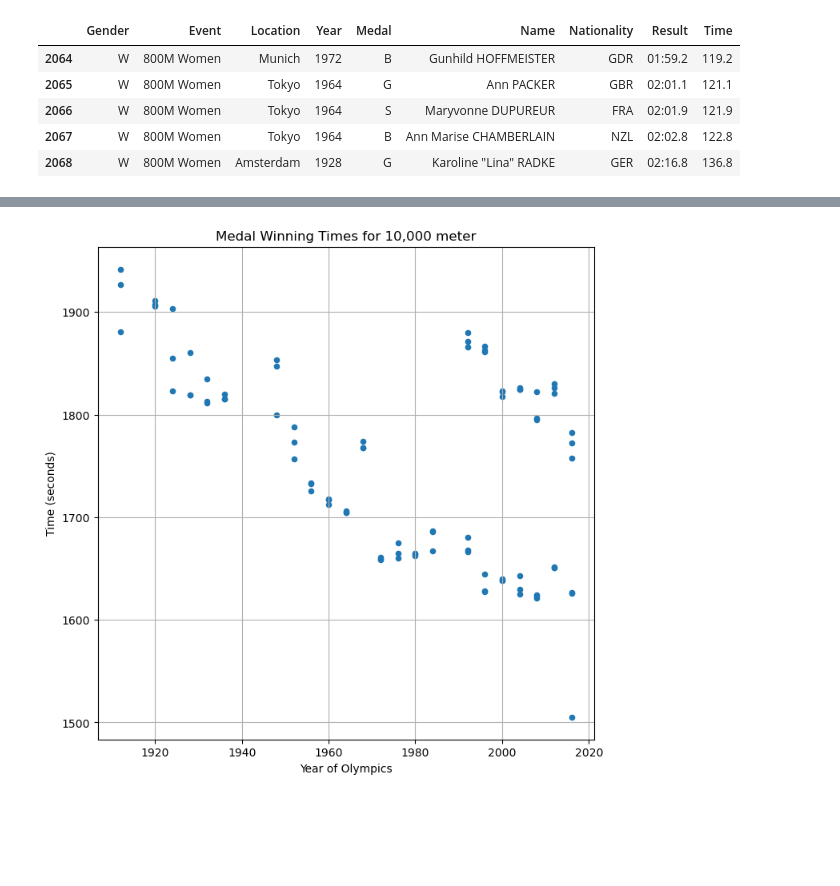
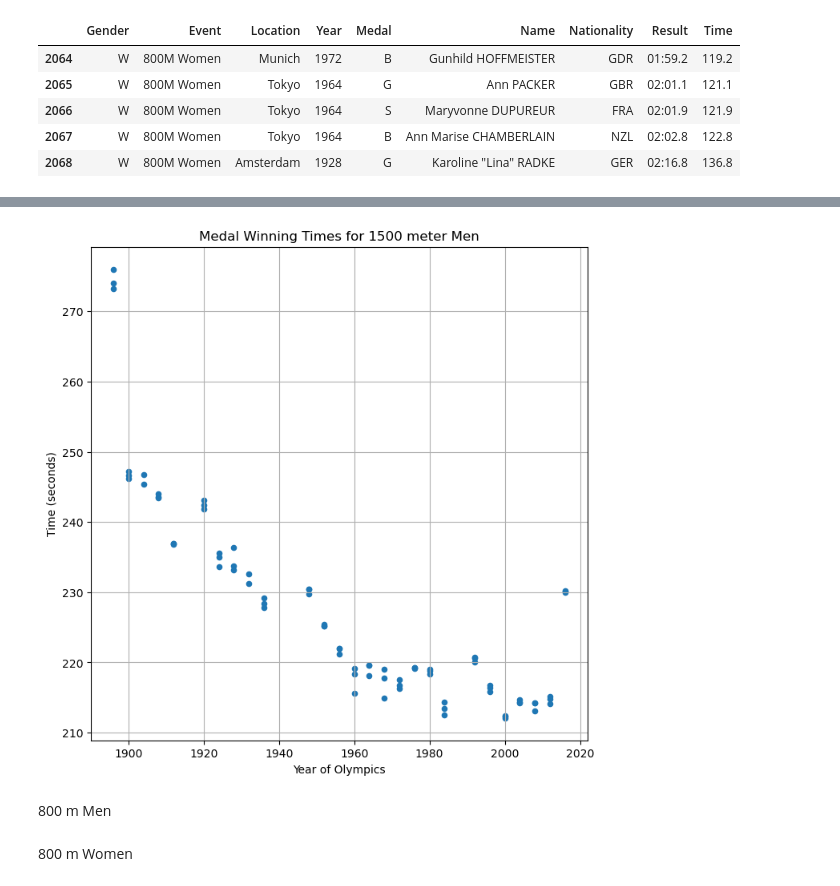
Before and after one commit to BlufferMK/Olympics_Project, a Jupyter notebook: OlympicPy.ipynb, the cells around one changed output, grey strips where cells are left out. Drawn from its saved outputs; the diff is of its cells as text; code cells hidden in the pictures; blank space fills up the shorter version.

Commit message:
plot outputs for distance and jumps

```diff
--- a/OlympicPy.ipynb
+++ b/OlympicPy.ipynb
@@ -142,0 +135,12 @@ ten_thousand_m_df.tail()
+# %%
+ten_thousand_m_df = distance_df.loc[(distance_df['Event']=='10000M Men')]
+ten_thousand_w_df = distance_df.loc[(distance_df['Event']=='10000M Women')]
+eight_hundred_m_df = distance_df.loc[(distance_df['Event']=='800M Men')]
+eight_hundred_w_df = distance_df.loc[(distance_df['Event']=='800M Women')]
+fifteen_hundred_w_df = distance_df.loc[(distance_df['Event']=='1500M Women')]
+fifteen_hundred_m_df = distance_df.loc[(distance_df['Event']=='1500M Men')]
+five_thousand_w_df = distance_df.loc[(distance_df['Event']=='5000M Women')]
+five_thousand_m_df = distance_df.loc[(distance_df['Event']=='5000M Men')]
+
+
+five_thousand_w_df.head()
@@ -143,9 +154,12 @@ ten_thousand_m_df.tail()
 # %%
-# Create the scatter plot
+# ten thousand men create scatter plot
 ten_thousand_m_df.plot(kind="scatter", x="Year", y="Time", grid=True, figsize=(8,8),
-              title="Medal Winning Times for 10,000 meter",xlabel = "Year of Olympics", ylabel = "Time (seconds)")
+              title="Medal Winning Times for 10,000 meter Men",xlabel = "Year of Olympics", ylabel = "Time (seconds)")
+
+#save the plot
+plt.savefig("output_files/10000men.png")
 
 # Show the plot
 plt.show()
+# boxplot
+#ten_thousand_m_df.boxplot("Time", by="Year", figsize=(20, 10))
-# %% [output]
-[figure, removed]
@@ -151,0 +203,14 @@ plt.show()
+# %%
+# fifteen hundred men create scatter plot
+fifteen_hundred_m_df.plot(kind="scatter", x="Year", y="Time", grid=True, figsize=(8,8),
+              title="Medal Winning Times for 1500 meter Men",xlabel = "Year of Olympics", ylabel = "Time (seconds)")
+
+#save the plot
+plt.savefig("output_files/1500men.png")
+
+# Show the plot
+plt.show()
+# boxplot
+#fifteen_hundred_m_df.boxplot("Time", by="Year", figsize=(20, 10))
+# %% [output]
+[figure, added]
@@ -151,0 +229,2 @@ plt.show()
+# %% [markdown]
+800 m Men
@@ -151,0 +243,2 @@ plt.show()
+# %% [markdown]
+800 m Women
```
Also changed, not shown: parts of 28 cells of this notebook, 18 other files.
